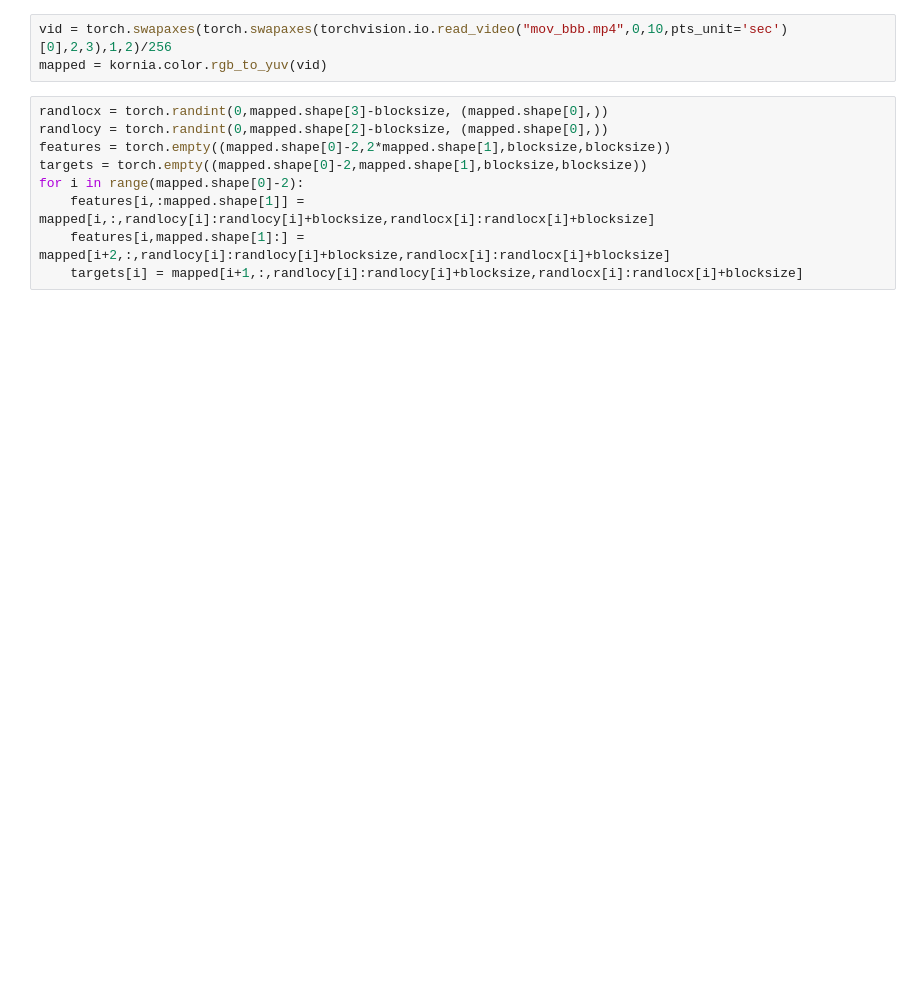
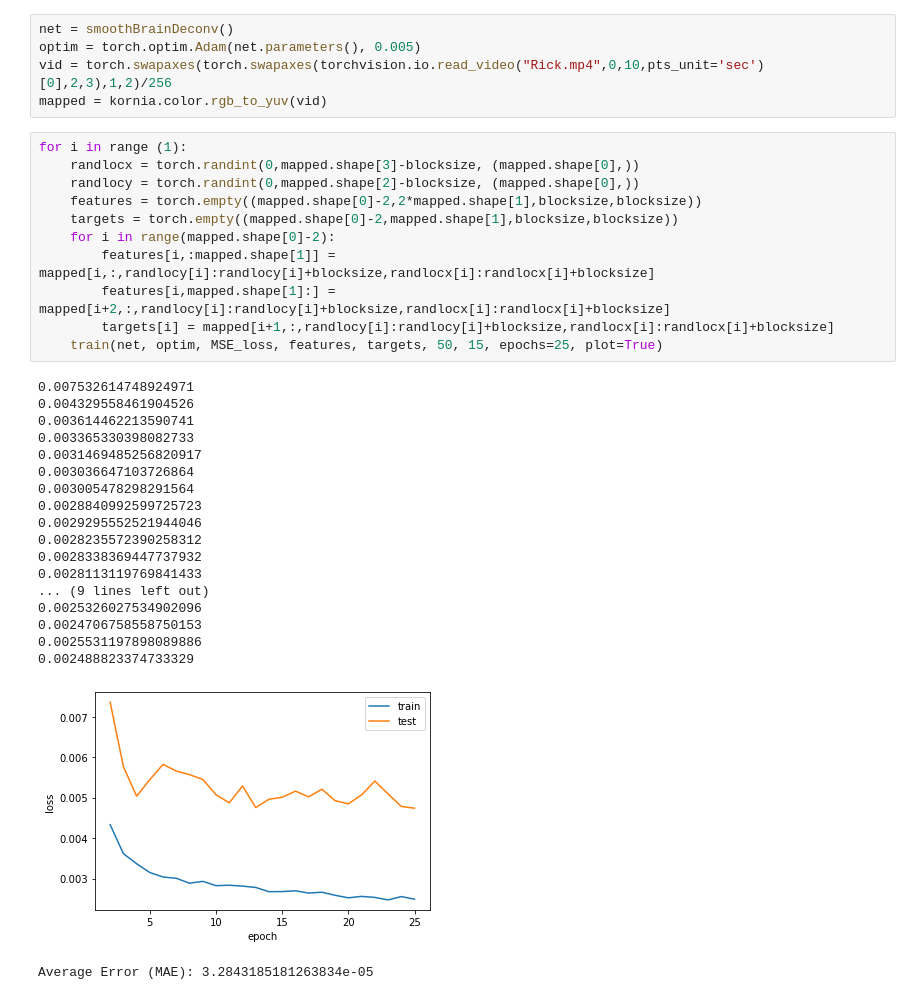
Before and after one commit to Vestaia/SmoothBrain, a Jupyter notebook: Code/Kernels.ipynb, the cells around one changed output. Cells and saved outputs as stored; diff of their text form; blank space fills up the shorter version.

```diff
--- a/Code/Kernels.ipynb
+++ b/Code/Kernels.ipynb
@@ -341,14 +327,38 @@ def train(model, optimizer, loss, X, y, validation_size, batch_size=100, epochs=
     Err = test(model, loss_wrapper(metric), validationX, validationy, batch_size=batch_size, device=device)
     print("Average Error (MAE): " + str(Err))
 # %%
-vid = torch.swapaxes(torch.swapaxes(torchvision.io.read_video("mov_bbb.mp4",0,10,pts_unit='sec')[0],2,3),1,2)/256
+net = smoothBrainDeconv()
+optim = torch.optim.Adam(net.parameters(), 0.005)
+vid = torch.swapaxes(torch.swapaxes(torchvision.io.read_video("Rick.mp4",0,10,pts_unit='sec')[0],2,3),1,2)/256
 mapped = kornia.color.rgb_to_yuv(vid)
 # %%
-randlocx = torch.randint(0,mapped.shape[3]-blocksize, (mapped.shape[0],))
-randlocy = torch.randint(0,mapped.shape[2]-blocksize, (mapped.shape[0],))
-features = torch.empty((mapped.shape[0]-2,2*mapped.shape[1],blocksize,blocksize))
-targets = torch.empty((mapped.shape[0]-2,mapped.shape[1],blocksize,blocksize))
-for i in range(mapped.shape[0]-2):
-    features[i,:mapped.shape[1]] = mapped[i,:,randlocy[i]:randlocy[i]+blocksize,randlocx[i]:randlocx[i]+blocksize]
-    features[i,mapped.shape[1]:] = mapped[i+2,:,randlocy[i]:randlocy[i]+blocksize,randlocx[i]:randlocx[i]+blocksize]
-    targets[i] = mapped[i+1,:,randlocy[i]:randlocy[i]+blocksize,randlocx[i]:randlocx[i]+blocksize]
+for i in range (1):
+    randlocx = torch.randint(0,mapped.shape[3]-blocksize, (mapped.shape[0],))
+    randlocy = torch.randint(0,mapped.shape[2]-blocksize, (mapped.shape[0],))
+    features = torch.empty((mapped.shape[0]-2,2*mapped.shape[1],blocksize,blocksize))
+    targets = torch.empty((mapped.shape[0]-2,mapped.shape[1],blocksize,blocksize))
+    for i in range(mapped.shape[0]-2):
+        features[i,:mapped.shape[1]] = mapped[i,:,randlocy[i]:randlocy[i]+blocksize,randlocx[i]:randlocx[i]+blocksize]
+        features[i,mapped.shape[1]:] = mapped[i+2,:,randlocy[i]:randlocy[i]+blocksize,randlocx[i]:randlocx[i]+blocksize]
+        targets[i] = mapped[i+1,:,randlocy[i]:randlocy[i]+blocksize,randlocx[i]:randlocx[i]+blocksize]
+    train(net, optim, MSE_loss, features, targets, 50, 15, epochs=25, plot=True)
+# %% [output]
+0.007532614748924971
+0.004329558461904526
+0.003614462213590741
+0.003365330398082733
+0.0031469485256820917
+0.003036647103726864
+0.003005478298291564
+0.0028840992599725723
+0.0029295552521944046
+0.0028235572390258312
+0.0028338369447737932
+0.0028113119769841433
+... (9 lines left out)
+0.0025326027534902096
+0.0024706758558750153
+0.0025531197898089886
+0.002488823374733329
+[figure, added]
+Average Error (MAE): 3.2843185181263834e-05
```
Also changed, not shown: parts of 8 cells of this notebook, 17 other files.
